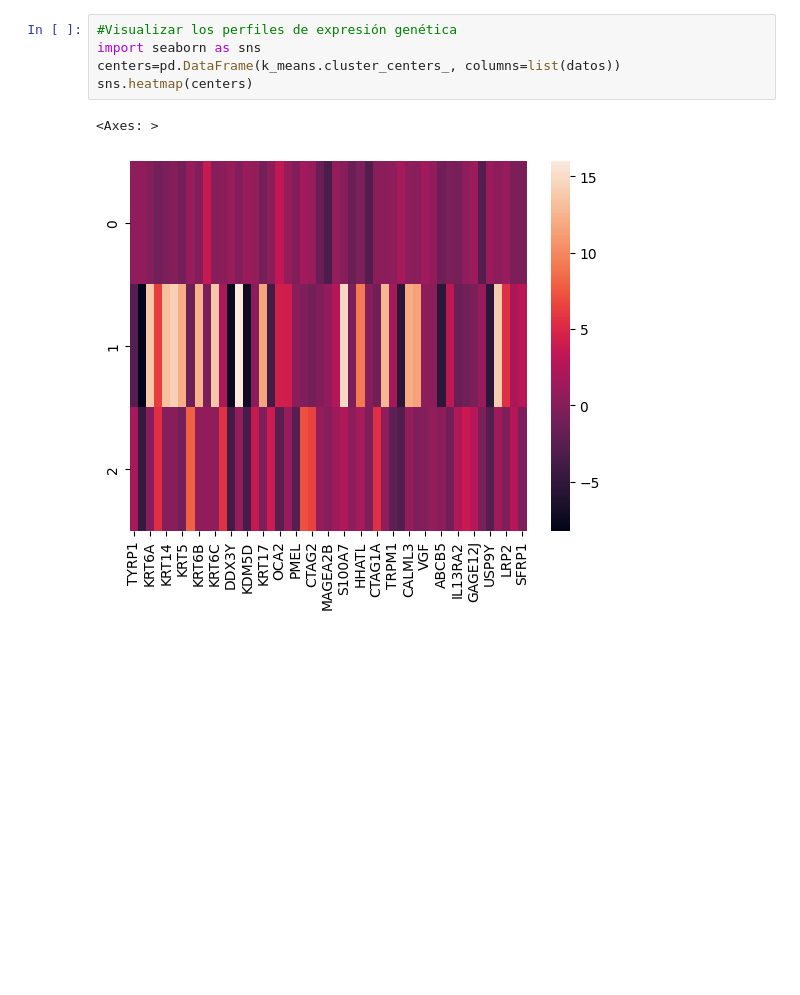
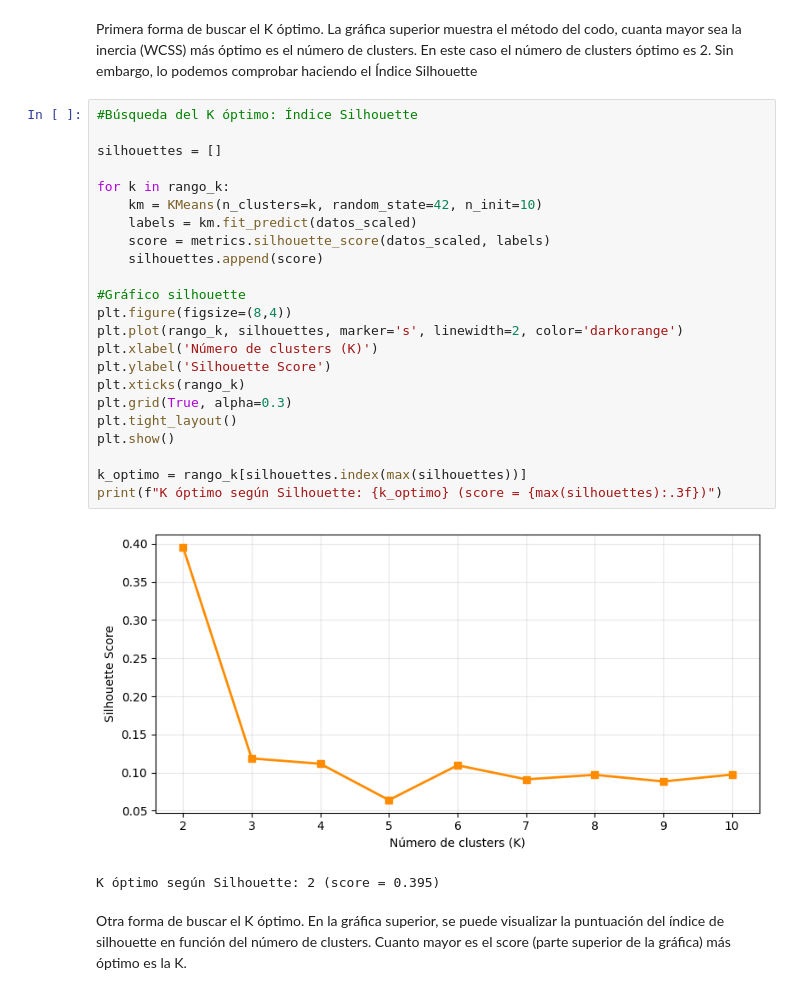
Before and after one commit to EnriGF/Proyecto_ML, a Jupyter notebook: k_medias.ipynb, the cells around one changed output. Drawn from its saved outputs; the diff is of its cells as text; blank space fills up the shorter version.

Commit message:
Índices de bondad y ajuste del modelo

```diff
--- a/k_medias.ipynb
+++ b/k_medias.ipynb
@@ -63,9 +61,31 @@ Name: count, dtype: int64
+# %% [markdown]
+Primera forma de buscar el K óptimo. La gráfica superior muestra el método del codo, cuanta mayor sea la inercia (WCSS) más óptimo es el número de clusters. En este caso el número de clusters óptimo es 2. Sin embargo, lo podemos comprobar haciendo el Índice Silhouette
 # %%
-#Visualizar los perfiles de expresión genética
-import seaborn as sns
-centers=pd.DataFrame(k_means.cluster_centers_, columns=list(datos))
-sns.heatmap(centers)
+#Búsqueda del K óptimo: Índice Silhouette
+
+silhouettes = []
+
+for k in rango_k:
+    km = KMeans(n_clusters=k, random_state=42, n_init=10)
+    labels = km.fit_predict(datos_scaled)
+    score = metrics.silhouette_score(datos_scaled, labels)
+    silhouettes.append(score)
+
+#Gráfico silhouette
+plt.figure(figsize=(8,4))
+plt.plot(rango_k, silhouettes, marker='s', linewidth=2, color='darkorange')
+plt.xlabel('Número de clusters (K)')
+plt.ylabel('Silhouette Score')
+plt.xticks(rango_k)
+plt.grid(True, alpha=0.3)
+plt.tight_layout()
+plt.show()
+
+k_optimo = rango_k[silhouettes.index(max(silhouettes))]
+print(f"K óptimo según Silhouette: {k_optimo} (score = {max(silhouettes):.3f})")
 # %% [output]
+[figure, new version]
-<Axes: >
+K óptimo según Silhouette: 2 (score = 0.395)
-[figure, old version]
+# %% [markdown]
+Otra forma de buscar el K óptimo. En la gráfica superior, se puede visualizar la puntuación del índice de silhouette en función del número de clusters. Cuanto mayor es el score (parte superior de la gráfica) más óptimo es la K.
 # %%
```
Also changed, not shown: parts of 6 cells of this notebook.
